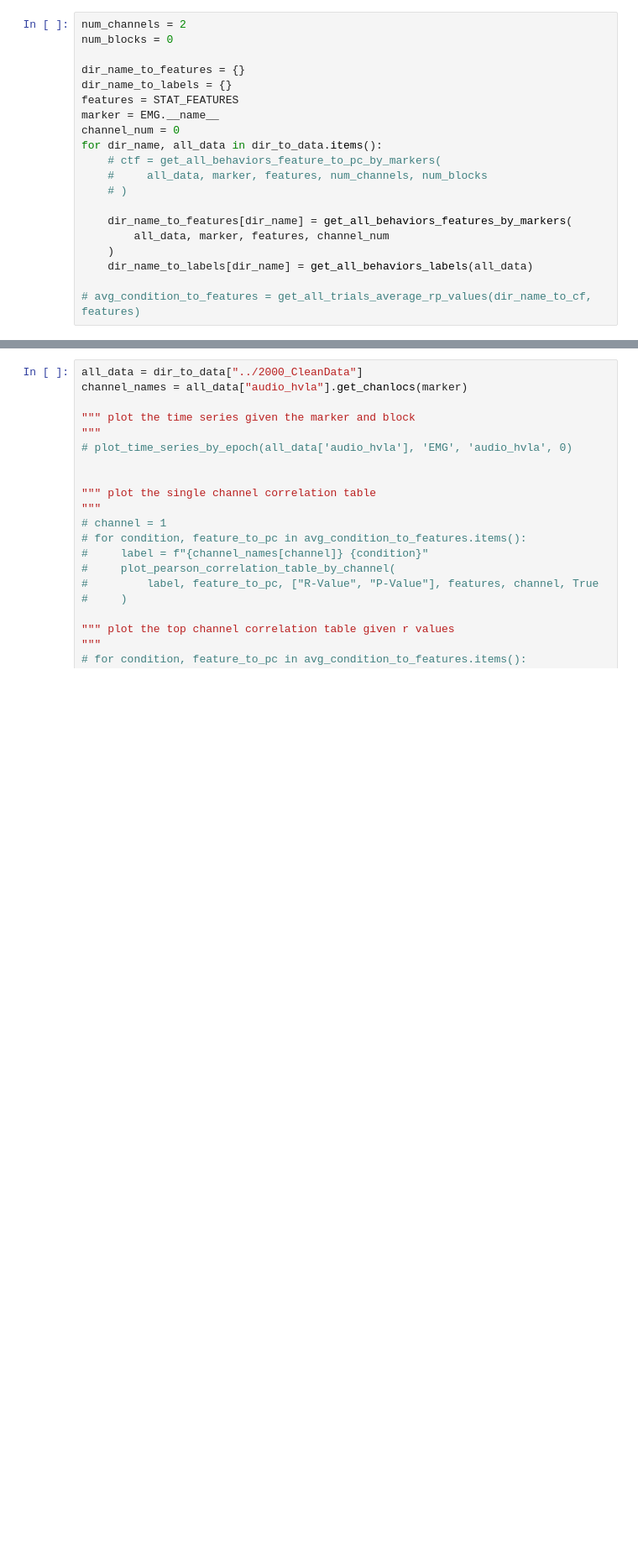
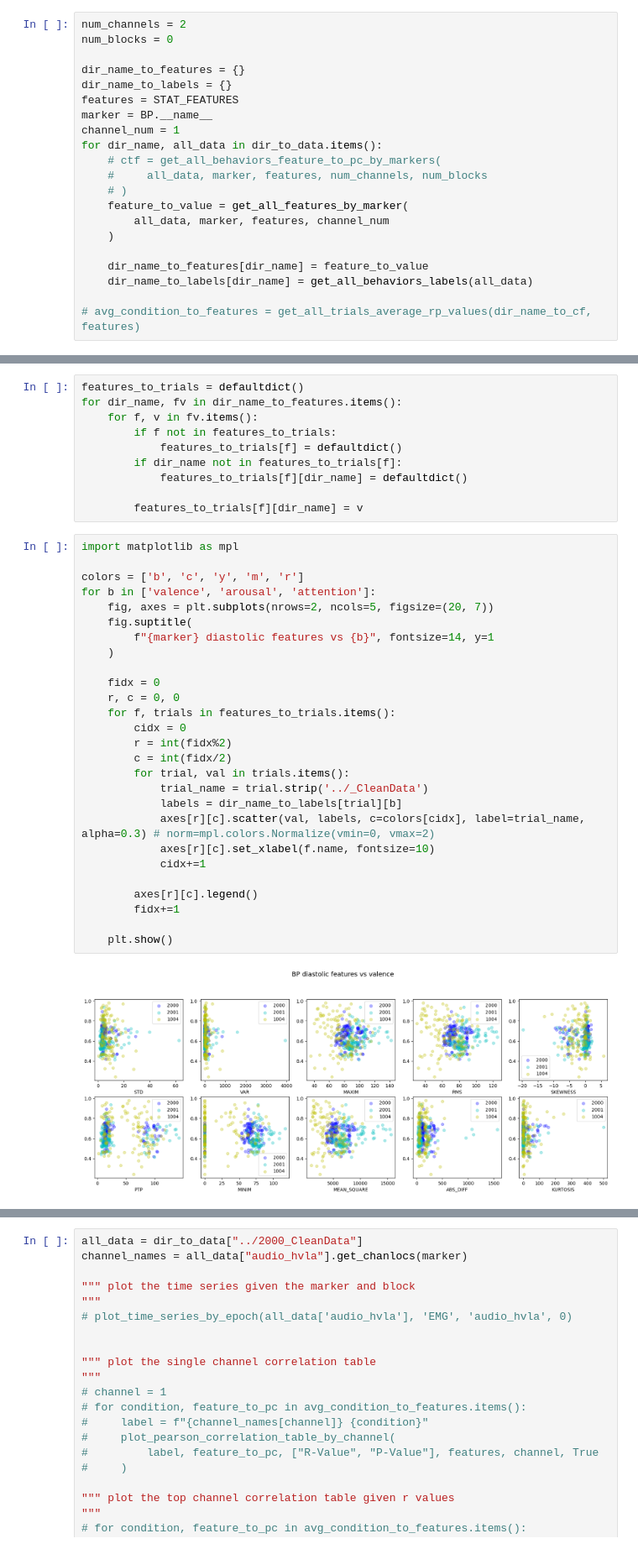
Before and after one commit to ti55987/MM_UCSF, a Jupyter notebook: analysis/analysis_notebook.ipynb, the cells around one changed output, grey strips where cells are left out. Shown at 84% size. Saved outputs shown, nothing was run; the diff lists cells and outputs as text; blank space fills up the shorter version.

```diff
--- a/analysis/analysis_notebook.ipynb
+++ b/analysis/analysis_notebook.ipynb
@@ -72,16 +89,17 @@ num_blocks = 0
 dir_name_to_features = {}
 dir_name_to_labels = {}
 features = STAT_FEATURES
-marker = EMG.__name__
-channel_num = 0
+marker = BP.__name__
+channel_num = 1
 for dir_name, all_data in dir_to_data.items():
     # ctf = get_all_behaviors_feature_to_pc_by_markers(
     #     all_data, marker, features, num_channels, num_blocks
     # )
-
-    dir_name_to_features[dir_name] = get_all_behaviors_features_by_markers(
+    feature_to_value = get_all_features_by_marker(
         all_data, marker, features, channel_num
     )
+
+    dir_name_to_features[dir_name] = feature_to_value
     dir_name_to_labels[dir_name] = get_all_behaviors_labels(all_data)
 
 # avg_condition_to_features = get_all_trials_average_rp_values(dir_name_to_cf, features)
@@ -87,0 +116,39 @@ for dir_name, all_data in dir_to_data.items():
+# %%
+features_to_trials = defaultdict()
+for dir_name, fv in dir_name_to_features.items():
+    for f, v in fv.items():
+        if f not in features_to_trials:
+            features_to_trials[f] = defaultdict()
+        if dir_name not in features_to_trials[f]:
+            features_to_trials[f][dir_name] = defaultdict()
+
+        features_to_trials[f][dir_name] = v
+# %%
+import matplotlib as mpl
+
+colors = ['b', 'c', 'y', 'm', 'r']
+for b in ['valence', 'arousal', 'attention']:
+    fig, axes = plt.subplots(nrows=2, ncols=5, figsize=(20, 7))
+    fig.suptitle(
+        f"{marker} diastolic features vs {b}", fontsize=14, y=1
+    )
+
+    fidx = 0
+    r, c = 0, 0
+    for f, trials in features_to_trials.items():
+        cidx = 0
+        r = int(fidx%2)
+        c = int(fidx/2)
+        for trial, val in trials.items():
+            trial_name = trial.strip('../_CleanData')
+            labels = dir_name_to_labels[trial][b]
+            axes[r][c].scatter(val, labels, c=colors[cidx], label=trial_name, alpha=0.3) # norm=mpl.colors.Normalize(vmin=0, vmax=2)
+            axes[r][c].set_xlabel(f.name, fontsize=10)
+            cidx+=1
+
+        axes[r][c].legend()
+        fidx+=1
+
+    plt.show()
+# %% [output]
+[figure, added]
```
Also changed, not shown: parts of 4 cells of this notebook, 4 other files.
